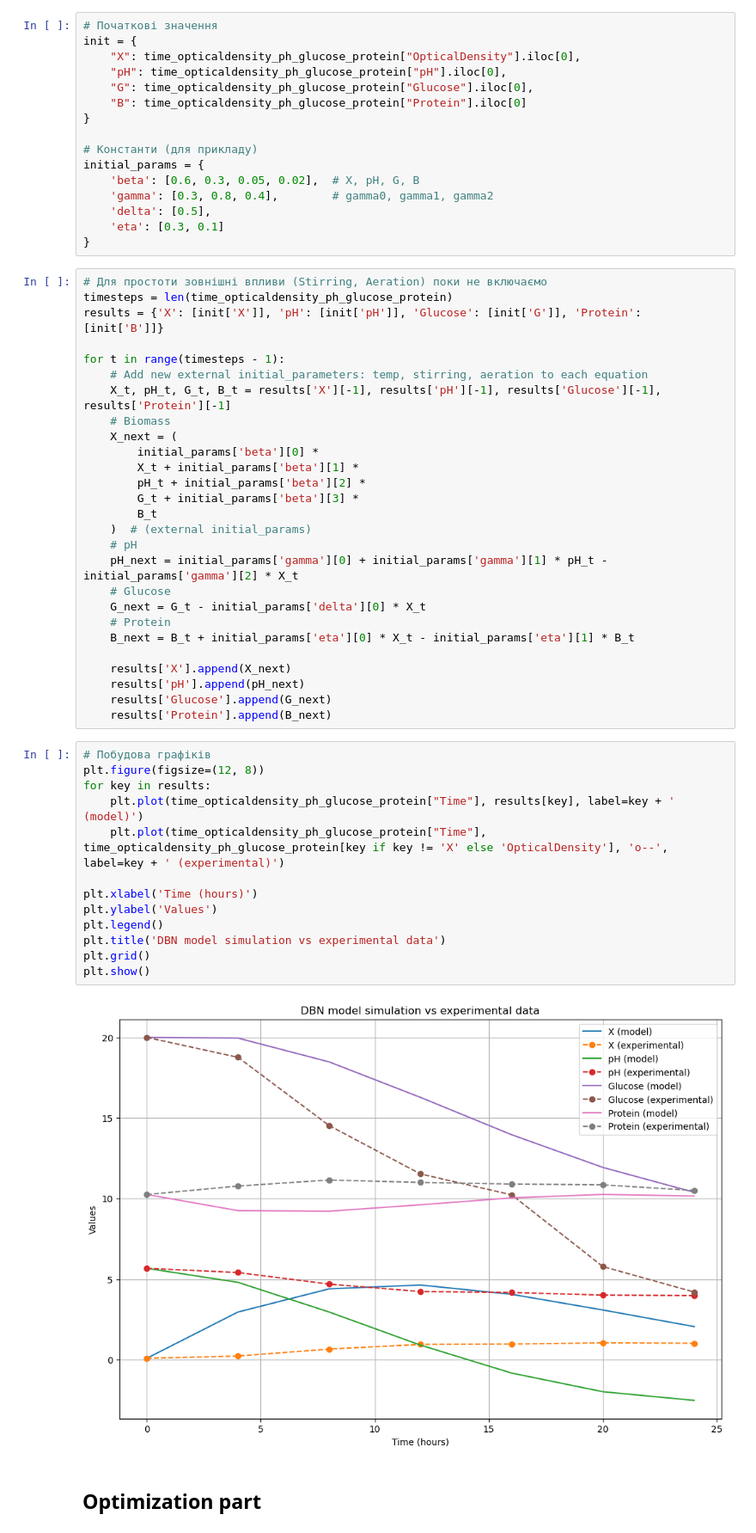
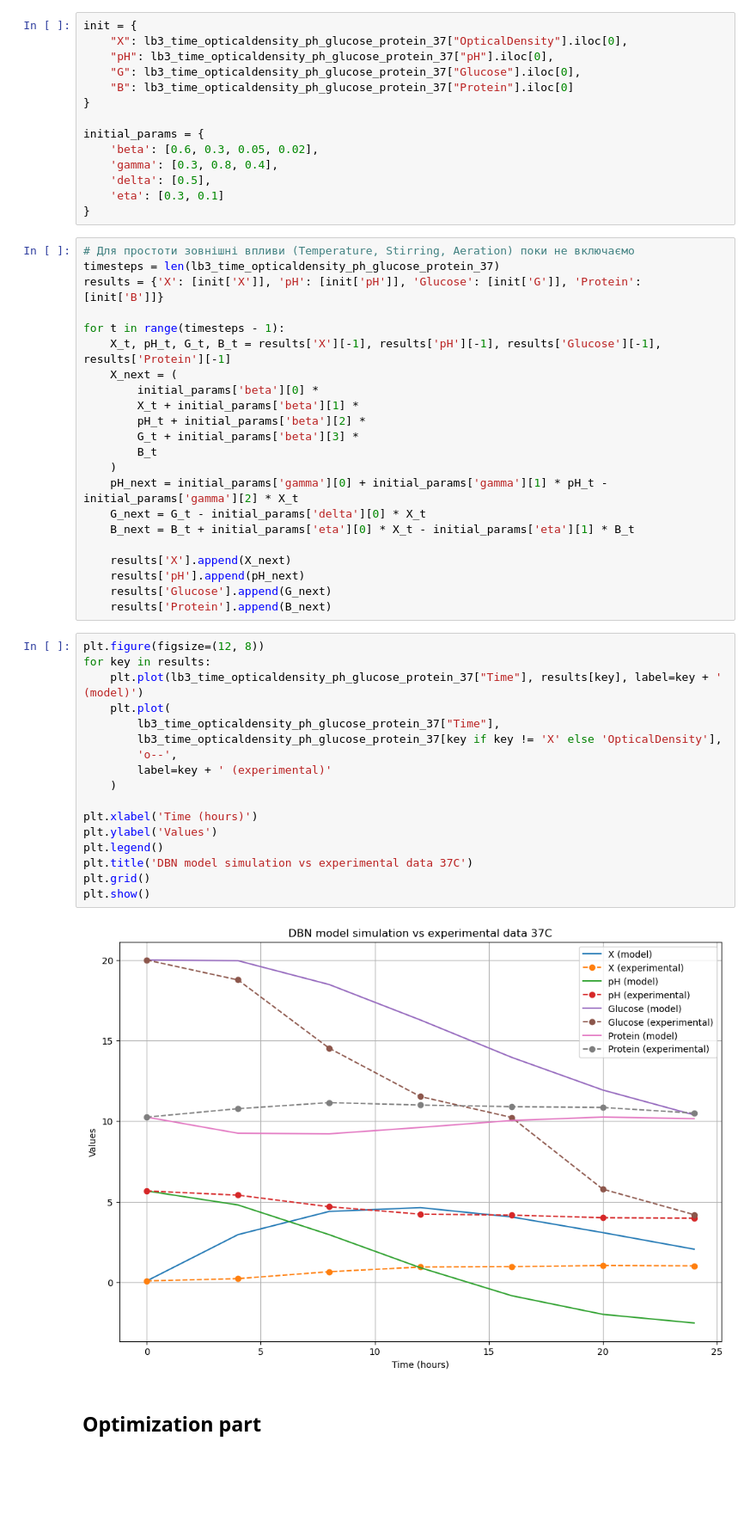
Before and after one commit to AI-ML-systems/biotech_production_management, a Jupyter notebook: model.ipynb, the cells around one changed output. Shown at 86% size. Drawn from its saved outputs; the diff is of its cells as text; blank space fills up the shorter version.

```diff
--- a/model.ipynb
+++ b/model.ipynb
@@ -7,40 +7,33 @@ from data.input_data import time_opticaldensity_ph_glucose_protein
 # %%
-# Початкові значення
 init = {
-    "X": time_opticaldensity_ph_glucose_protein["OpticalDensity"].iloc[0],
-    "pH": time_opticaldensity_ph_glucose_protein["pH"].iloc[0],
-    "G": time_opticaldensity_ph_glucose_protein["Glucose"].iloc[0],
-    "B": time_opticaldensity_ph_glucose_protein["Protein"].iloc[0]
+    "X": lb3_time_opticaldensity_ph_glucose_protein_37["OpticalDensity"].iloc[0],
+    "pH": lb3_time_opticaldensity_ph_glucose_protein_37["pH"].iloc[0],
+    "G": lb3_time_opticaldensity_ph_glucose_protein_37["Glucose"].iloc[0],
+    "B": lb3_time_opticaldensity_ph_glucose_protein_37["Protein"].iloc[0]
 }
 
-# Константи (для прикладу)
 initial_params = {
-    'beta': [0.6, 0.3, 0.05, 0.02],  # X, pH, G, B
-    'gamma': [0.3, 0.8, 0.4],        # gamma0, gamma1, gamma2
+    'beta': [0.6, 0.3, 0.05, 0.02],
+    'gamma': [0.3, 0.8, 0.4],
     'delta': [0.5],
     'eta': [0.3, 0.1]
 }
 # %%
-# Для простоти зовнішні впливи (Stirring, Aeration) поки не включаємо
-timesteps = len(time_opticaldensity_ph_glucose_protein)
+# Для простоти зовнішні впливи (Temperature, Stirring, Aeration) поки не включаємо
+timesteps = len(lb3_time_opticaldensity_ph_glucose_protein_37)
 results = {'X': [init['X']], 'pH': [init['pH']], 'Glucose': [init['G']], 'Protein': [init['B']]}
 
 for t in range(timesteps - 1):
-    # Add new external initial_parameters: temp, stirring, aeration to each equation
     X_t, pH_t, G_t, B_t = results['X'][-1], results['pH'][-1], results['Glucose'][-1], results['Protein'][-1]
-    # Biomass
     X_next = (
         initial_params['beta'][0] *
         X_t + initial_params['beta'][1] *
         pH_t + initial_params['beta'][2] *
         G_t + initial_params['beta'][3] *
         B_t
-    )  # (external initial_params)
-    # pH
+    )
     pH_next = initial_params['gamma'][0] + initial_params['gamma'][1] * pH_t - initial_params['gamma'][2] * X_t
-    # Glucose
     G_next = G_t - initial_params['delta'][0] * X_t
-    # Protein
     B_next = B_t + initial_params['eta'][0] * X_t - initial_params['eta'][1] * B_t
 
     results['X'].append(X_next)
@@ -48,20 +41,24 @@ for t in range(timesteps - 1):
     results['Glucose'].append(G_next)
     results['Protein'].append(B_next)
 # %%
-# Побудова графіків
 plt.figure(figsize=(12, 8))
 for key in results:
-    plt.plot(time_opticaldensity_ph_glucose_protein["Time"], results[key], label=key + ' (model)')
-    plt.plot(time_opticaldensity_ph_glucose_protein["Time"], time_opticaldensity_ph_glucose_protein[key if key != 'X' else 'OpticalDensity'], 'o--', label=key + ' (experimental)')
+    plt.plot(lb3_time_opticaldensity_ph_glucose_protein_37["Time"], results[key], label=key + ' (model)')
+    plt.plot(
+        lb3_time_opticaldensity_ph_glucose_protein_37["Time"],
+        lb3_time_opticaldensity_ph_glucose_protein_37[key if key != 'X' else 'OpticalDensity'],
+        'o--',
+        label=key + ' (experimental)'
+    )
 
 plt.xlabel('Time (hours)')
 plt.ylabel('Values')
 plt.legend()
-plt.title('DBN model simulation vs experimental data')
+plt.title('DBN model simulation vs experimental data 37C')
 plt.grid()
 plt.show()
 # %% [output]
-[figure, old version]
+[figure, new version]
 # %% [markdown]
 ## Optimization part
 # %%
```
Also changed, not shown: parts of 6 cells of this notebook, 18 other files.
